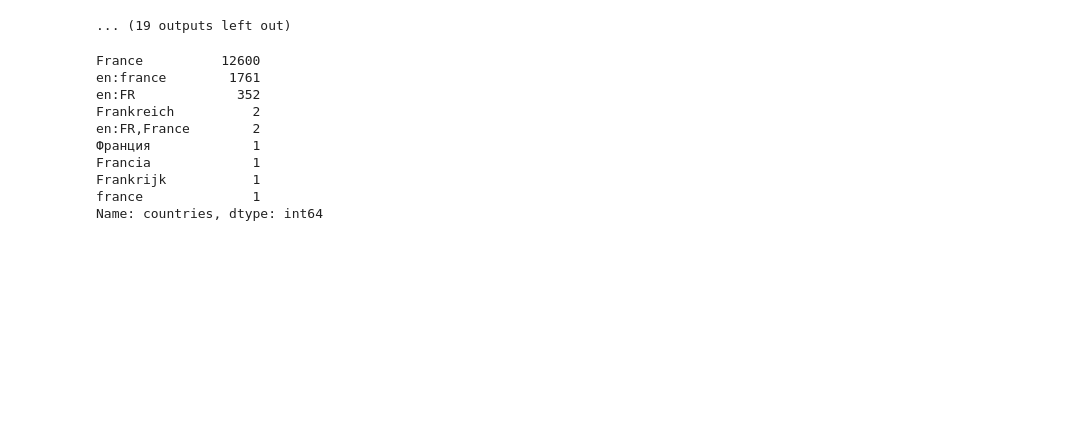
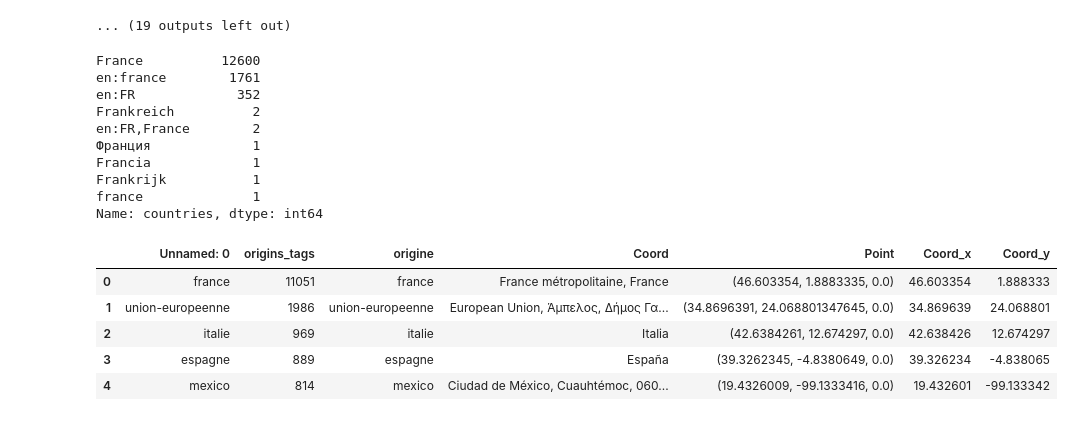
Before and after one commit to lanzrein/ada_project, a Jupyter notebook: networksx.ipynb, the cells around one changed output. Drawn from its saved outputs; the diff is of its cells as text; code cells hidden in the pictures; blank space fills up the shorter version.

```diff
--- a/networksx.ipynb
+++ b/networksx.ipynb
@@ -368,0 +370,9 @@ Name: countries, dtype: int64
+# %%
+data_origin.head()
+# %% [output]
+|  | Unnamed: 0 | origins_tags | origine | Coord | Point | Coord_x | Coord_y |
+| 0 | france | 11051 | france | France métropolitaine, France | (46.603354, 1.8883335, 0.0) | 46.603354 | 1.888333 |
+| 1 | union-europeenne | 1986 | union-europeenne | European Union, Άμπελος, Δήμος Γα... | (34.8696391, 24.068801347645, 0.0) | 34.869639 | 24.068801 |
+| 2 | italie | 969 | italie | Italia | (42.6384261, 12.674297, 0.0) | 42.638426 | 12.674297 |
+| 3 | espagne | 889 | espagne | España | (39.3262345, -4.8380649, 0.0) | 39.326234 | -4.838065 |
+| 4 | mexico | 814 | mexico | Ciudad de México, Cuauhtémoc, 060... | (19.4326009, -99.1333416, 0.0) | 19.432601 | -99.133342 |
```
Also changed, not shown: parts of 14 cells of this notebook, 1 other file.
